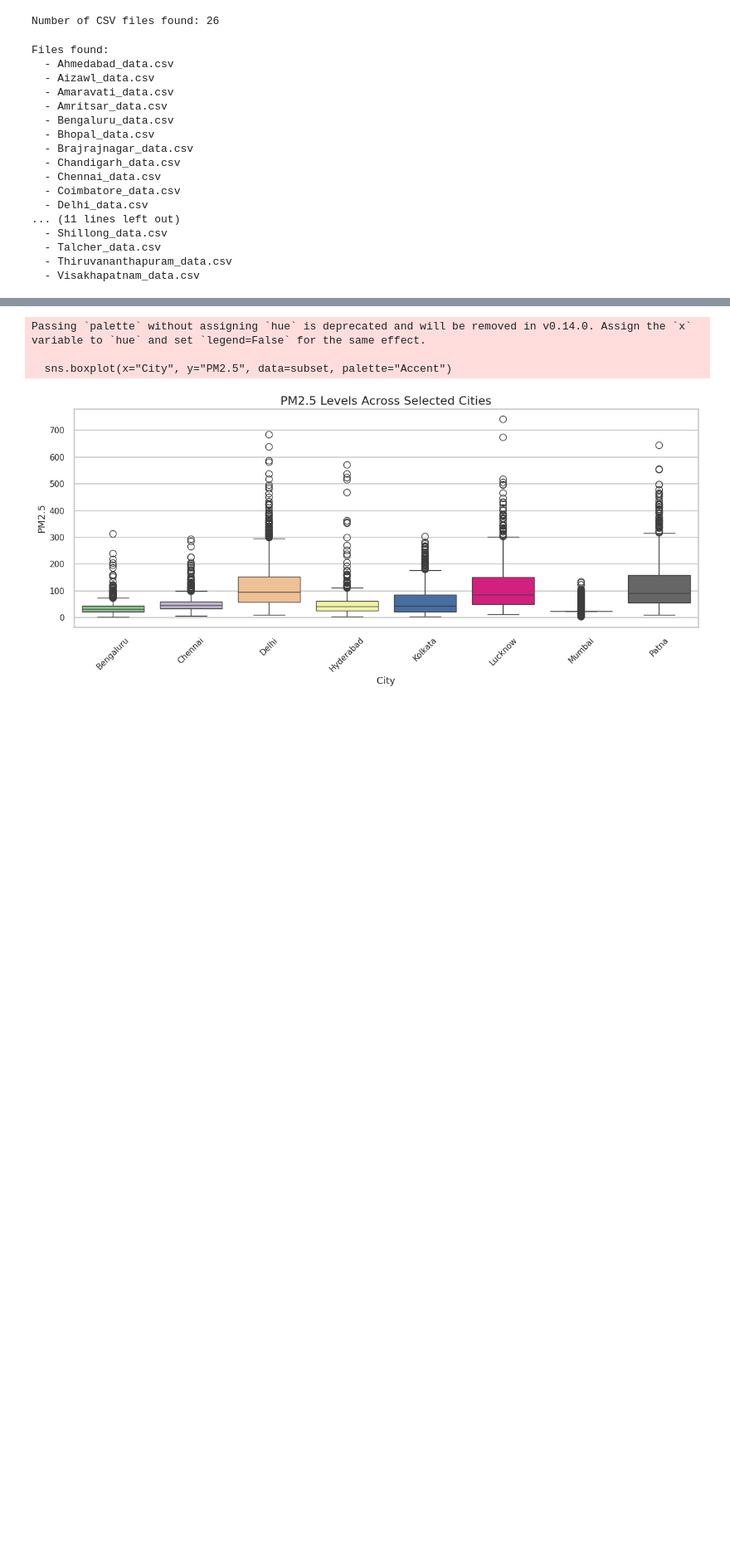
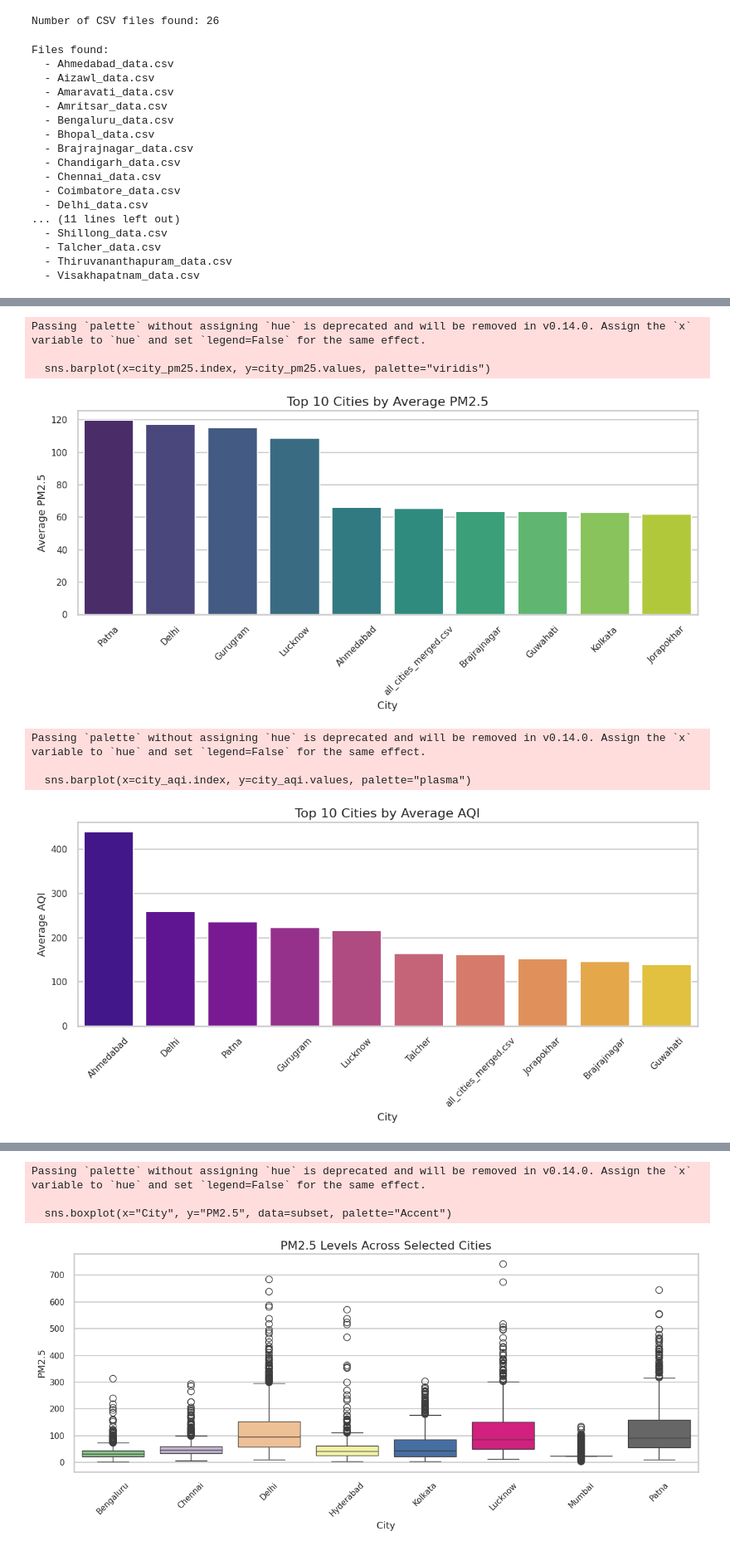
Before and after one commit to 535amar/st20338869_CMP7005_PRAC_1, a Jupyter notebook: Final_Assignment_CMP7005.ipynb, the cells around one changed output, grey strips where cells are left out. Shown at 83% size. Cells and saved outputs as stored; diff of their text form; code cells hidden in the pictures; blank space fills up the shorter version.

```diff
--- a/Final_Assignment_CMP7005.ipynb
+++ b/Final_Assignment_CMP7005.ipynb
@@ -332,0 +319,33 @@ Some cities show a wider spread and more extreme upper outliers, indicating more
+# %%
+# Average PM2.5 by city
+city_pm25 = clean_data.groupby("City")["PM2.5"].mean().sort_values(ascending=False).head(10)
+
+plt.figure(figsize=(12,6))
+sns.barplot(x=city_pm25.index, y=city_pm25.values, palette="viridis")
+plt.title("Top 10 Cities by Average PM2.5")
+plt.xlabel("City")
+plt.ylabel("Average PM2.5")
+plt.xticks(rotation=45)
+plt.tight_layout()
+plt.show()
+
+# Average AQI by city
+city_aqi = clean_data.groupby("City")["AQI"].mean().sort_values(ascending=False).head(10)
+
+plt.figure(figsize=(12,6))
+sns.barplot(x=city_aqi.index, y=city_aqi.values, palette="plasma")
+plt.title("Top 10 Cities by Average AQI")
+plt.xlabel("City")
+plt.ylabel("Average AQI")
+plt.xticks(rotation=45)
+plt.tight_layout()
+plt.show()
+# %% [output]
+Passing `palette` without assigning `hue` is deprecated and will be removed in v0.14.0. Assign the `x` variable to `hue` and set `legend=False` for the same effect.
+
+  sns.barplot(x=city_pm25.index, y=city_pm25.values, palette="viridis")
+[figure, added]
+Passing `palette` without assigning `hue` is deprecated and will be removed in v0.14.0. Assign the `x` variable to `hue` and set `legend=False` for the same effect.
+
+  sns.barplot(x=city_aqi.index, y=city_aqi.values, palette="plasma")
+[figure, added]
```
Also changed, not shown: parts of 105 cells of this notebook.
